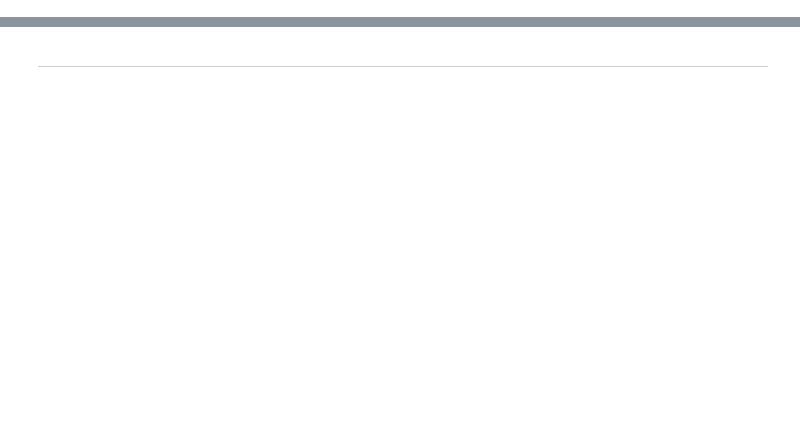
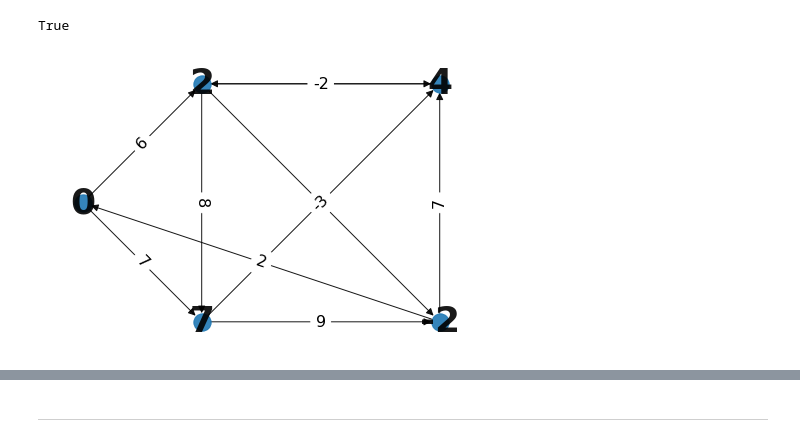
Before and after one commit to pgbarletta/Algoritmos, a Jupyter notebook: teoricas/8-camino_minimo/teorica_camino_minimo.ipynb, the cells around one changed output, grey strips where cells are left out. Cells and saved outputs as stored; diff of their text form; code cells hidden in the pictures; blank space fills up the shorter version.

```diff
--- a/teoricas/8-camino_minimo/teorica_camino_minimo.ipynb
+++ b/teoricas/8-camino_minimo/teorica_camino_minimo.ipynb
@@ -47,0 +152,17 @@ plt = nx.draw_networkx_edge_labels(G, pos, edge_labels=labels)
+# %%
+bf(G, "s")
+# %% [output]
+True
+# %%
+distancias = {}
+distancias["s"] = G.nodes["s"]["distancia"]
+distancias["t"] = G.nodes["t"]["distancia"]
+distancias["x"] = G.nodes["x"]["distancia"]
+distancias["y"] = G.nodes["y"]["distancia"]
+distancias["z"] = G.nodes["z"]["distancia"]
+
+nx.draw(G, pos, labels = distancias,with_labels = True, alpha = .9,
+font_size = 36, font_weight = 'bold', arrowsize = 15)
+plt = nx.draw_networkx_edge_labels(G, pos, edge_labels=labels, font_size = 16)
+# %% [output]
+[figure, added]
```
Also changed, not shown: parts of 69 cells of this notebook.
